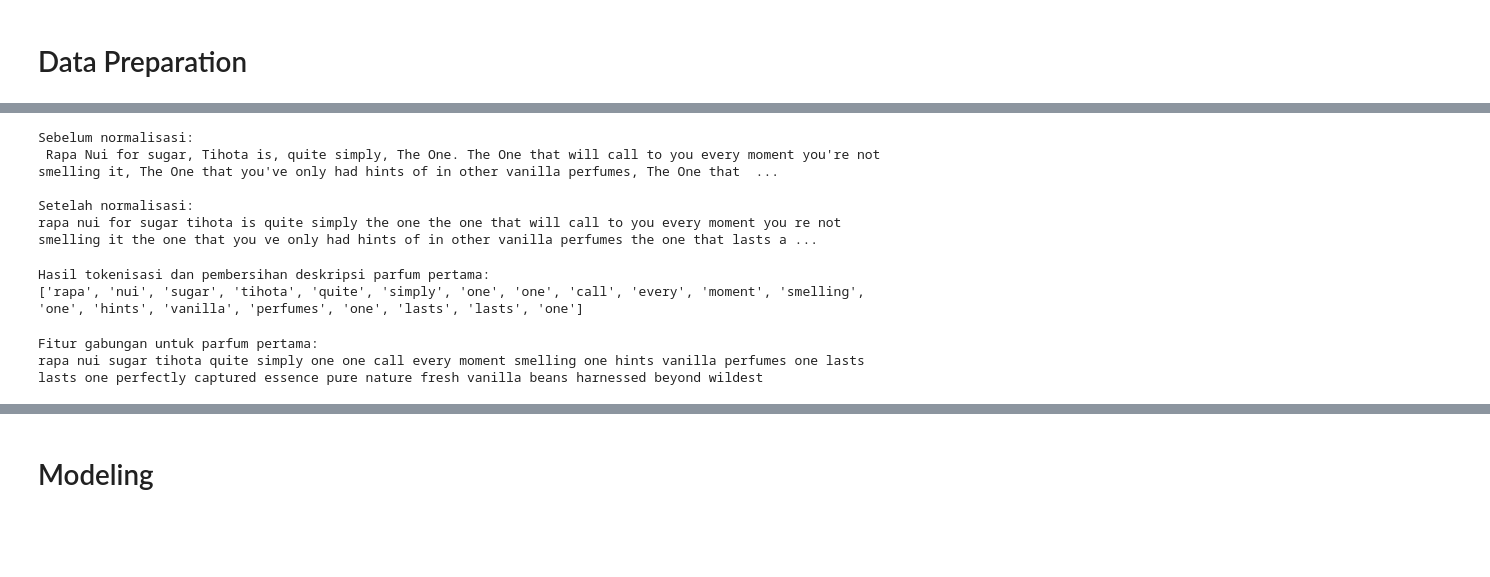
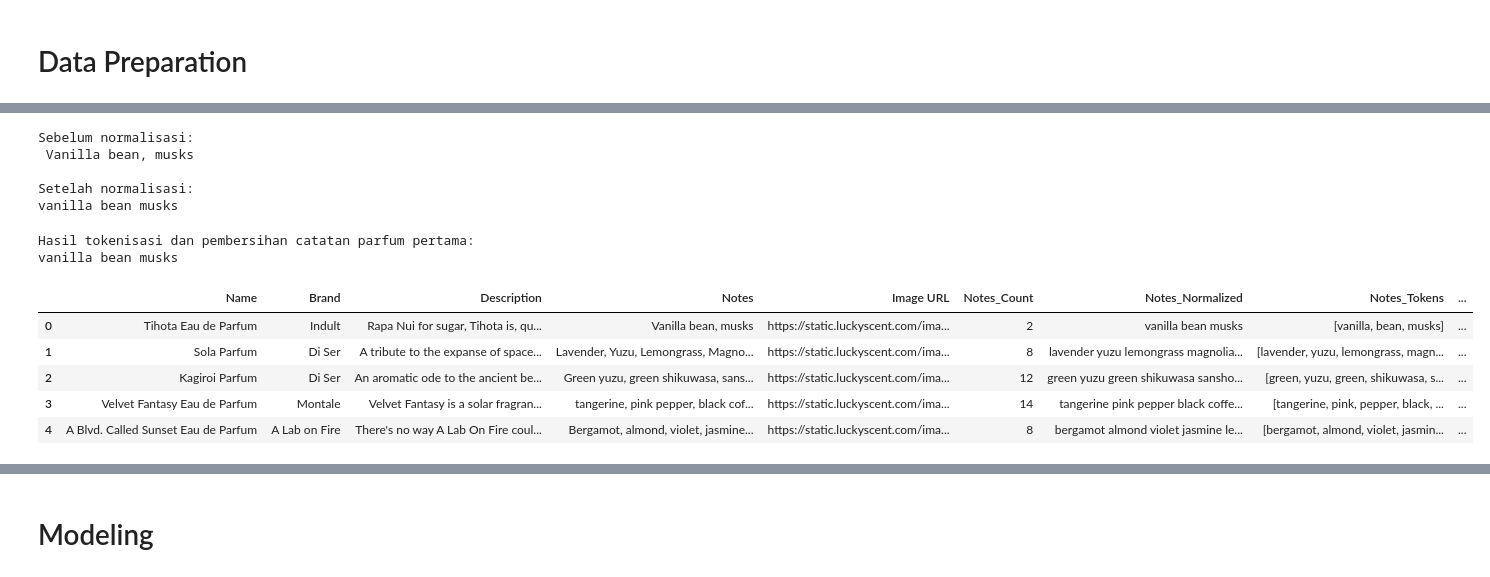
Before and after one commit to ardanngrha/perfume-recommendation-system, a Jupyter notebook: notebook.ipynb, the cells around one changed output, grey strips where cells are left out. Saved outputs shown, nothing was run; the diff lists cells and outputs as text; code cells hidden in the pictures; blank space fills up the shorter version.

```diff
--- a/notebook.ipynb
+++ b/notebook.ipynb
@@ -228,64 +237,48 @@ def normalize_text(text):
     return text
 # %%
 # Terapkan normalisasi ke kolom Description dan Notes menggunakan .loc
-df_clean.loc[:, 'Description_Normalized'] = df_clean['Description'].apply(normalize_text)
 df_clean.loc[:, 'Notes_Normalized'] = df_clean['Notes'].apply(normalize_text)
 
 # Contoh hasil normalisasi
 print("Sebelum normalisasi:")
-print(df_clean['Description'].iloc[0])
+print(df_clean['Notes'].iloc[0])
 print("\nSetelah normalisasi:")
-print(df_clean['Description_Normalized'].iloc[0])
+print(df_clean['Notes_Normalized'].iloc[0])
 # %% [output]
 Sebelum normalisasi:
- Rapa Nui for sugar, Tihota is, quite simply, The One. The One that will call to you every moment you're not smelling it, The One that you've only had hints of in other vanilla perfumes, The One that  ...
+ Vanilla bean, musks
 
 Setelah normalisasi:
-rapa nui for sugar tihota is quite simply the one the one that will call to you every moment you re not smelling it the one that you ve only had hints of in other vanilla perfumes the one that lasts a ...
+vanilla bean musks
 # %%
-english_stopwords = set(stopwords.words('english'))
-
-# Tambahkan custom stopwords yang spesifik untuk domain parfum
-custom_stopwords = {'perfume', 'fragrance', 'scent', 'smell', 'notes', 'cologne', 'eau', 'de', 'parfum'}
-all_stopwords = english_stopwords.union(custom_stopwords)
-
-# Fungsi untuk tokenisasi dan menghapus stopwords
-def tokenize_and_clean(text):
+# Fungsi untuk tokenisasi
+def tokenize(text):
     if pd.isna(text):
         return []
 
     # Tokenisasi menggunakan NLTK
     tokens = word_tokenize(text)
 
-    # Hapus stopwords
-    tokens = [token for token in tokens if token not in all_stopwords]
-
     return tokens
 # %%
 # Terapkan tokenisasi dan stopword removal
-df_clean.loc[:, 'Description_Tokens'] = df_clean['Description_Normalized'].apply(tokenize_and_clean)
-df_clean.loc[:, 'Notes_Tokens'] = df_clean['Notes_Normalized'].apply(tokenize_and_clean)
+df_clean.loc[:, 'Notes_Tokens'] = df_clean['Notes_Normalized'].apply(tokenize)
 
 # Gabungkan tokens menjadi teks bersih
-df_clean.loc[:, 'Description_Clean'] = df_clean['Description_Tokens'].apply(lambda x: ' '.join(x))
 df_clean.loc[:, 'Notes_Clean'] = df_clean['Notes_Tokens'].apply(lambda x: ' '.join(x))
 
 # Contoh hasil tokenisasi dan pembersihan
-print("Hasil tokenisasi dan pembersihan deskripsi parfum pertama:")
-print(df_clean['Description_Tokens'].iloc[0][:20])  # Tampilkan 20 token pertama
+print("Hasil tokenisasi dan pembersihan catatan parfum pertama:")
+print(df_clean['Notes_Clean'].iloc[0][:20])  # Tampilkan 20 token pertama
 # %% [output]
-Hasil tokenisasi dan pembersihan deskripsi parfum pertama:
-['rapa', 'nui', 'sugar', 'tihota', 'quite', 'simply', 'one', 'one', 'call', 'every', 'moment', 'smelling', 'one', 'hints', 'vanilla', 'perfumes', 'one', 'lasts', 'lasts', 'one']
+Hasil tokenisasi dan pembersihan catatan parfum pertama:
+vanilla bean musks
-# %%
-# Gabungkan deskripsi dan notes untuk representasi yang lebih kaya
-df_clean['Combined_Features'] = df_clean['Description_Clean'] + ' ' + df_clean['Notes_Clean']
-
-# Terapkan bobot yang lebih tinggi untuk notes (2x) dibandingkan deskripsi
-df_clean['Weighted_Features'] = df_clean['Description_Clean'] + ' ' + df_clean['Notes_Clean'] + ' ' + df_clean['Notes_Clean']
-
-# Contoh hasil fitur gabungan
-print("Fitur gabungan untuk parfum pertama:")
-print(df_clean['Combined_Features'].iloc[0][:200])  # Tampilkan 200 karakter pertama
-# %% [output]
-Fitur gabungan untuk parfum pertama:
-rapa nui sugar tihota quite simply one one call every moment smelling one hints vanilla perfumes one lasts lasts one perfectly captured essence pure nature fresh vanilla beans harnessed beyond wildest
+# %%
+df_clean.head()
+# %% [output]
+|  | Name | Brand | Description | Notes | Image URL | Notes_Count | Notes_Normalized | Notes_Tokens | ... |
+| 0 | Tihota Eau de Parfum | Indult | Rapa Nui for sugar, Tihota is, qu... | Vanilla bean, musks | https://static.luckyscent.com/ima... | 2 | vanilla bean musks | [vanilla, bean, musks] | ... |
+| 1 | Sola Parfum | Di Ser | A tribute to the expanse of space... | Lavender, Yuzu, Lemongrass, Magno... | https://static.luckyscent.com/ima... | 8 | lavender yuzu lemongrass magnolia... | [lavender, yuzu, lemongrass, magn... | ... |
+| 2 | Kagiroi Parfum | Di Ser | An aromatic ode to the ancient be... | Green yuzu, green shikuwasa, sans... | https://static.luckyscent.com/ima... | 12 | green yuzu green shikuwasa sansho... | [green, yuzu, green, shikuwasa, s... | ... |
+| 3 | Velvet Fantasy Eau de Parfum | Montale | Velvet Fantasy is a solar fragran... | tangerine, pink pepper, black cof... | https://static.luckyscent.com/ima... | 14 | tangerine pink pepper black coffe... | [tangerine, pink, pepper, black, ... | ... |
+| 4 | A Blvd. Called Sunset Eau de Parfum | A Lab on Fire | There's no way A Lab On Fire coul... | Bergamot, almond, violet, jasmine... | https://static.luckyscent.com/ima... | 8 | bergamot almond violet jasmine le... | [bergamot, almond, violet, jasmin... | ... |
```
Also changed, not shown: parts of 31 cells of this notebook, 2 other files.
